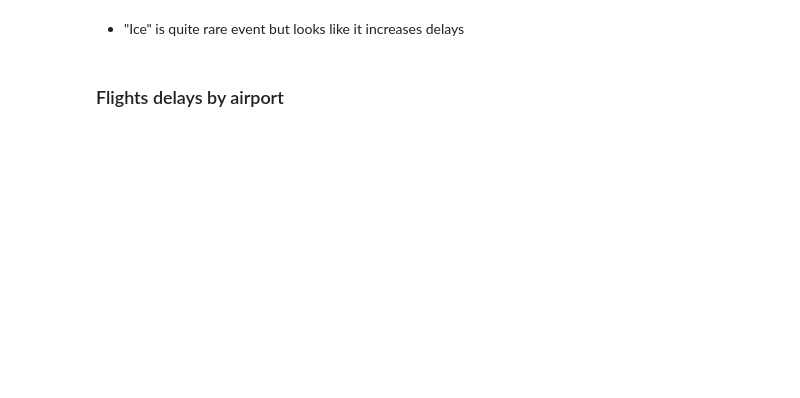
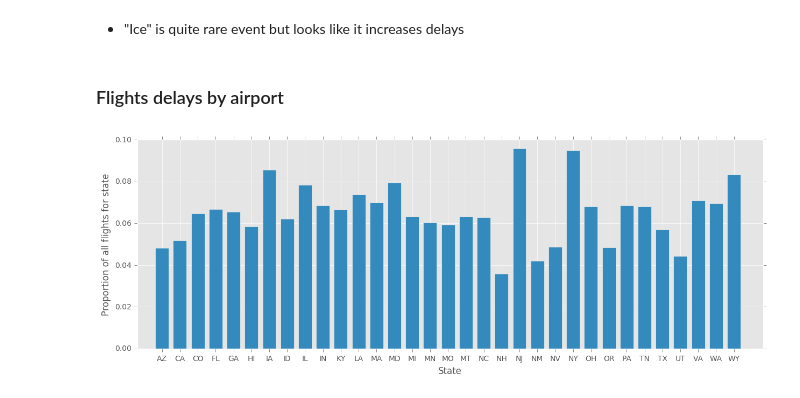
Before and after one commit to mattdns1006/flight, a Jupyter notebook: datatonic.ipynb, the cells around one changed output. Saved outputs shown, nothing was run; the diff lists cells and outputs as text; code cells hidden in the pictures; blank space fills up the shorter version.

```diff
--- a/datatonic.ipynb
+++ b/datatonic.ipynb
@@ -92,11 +131,11 @@ plt.show()
 # %%
 flights['latitude_bin'] = np.where(flights.Latitude>40,'north','south') # anything above 40 lat classes as north
 # %%
-def plot_two_dist(dist1,dist2,title_append=''):
+def plot_two_dist(dist1,dist2,title_append=''): # plot function used later
     dist1_n, dist2_n = dist1['values'].size, dist2['values'].size
     f, ax1 = plt.subplots(1, 1,figsize=FIG_SIZE)
-    sns.kdeplot(dist1['values'],ax=ax1,label=dist1['name'],bw=4,color='red')
-    sns.kdeplot(dist2['values'],ax=ax1,label=dist2['name'],bw=4,color='blue')
+    sns.distplot(dist1['values'],ax=ax1,label=dist1['name'],color='red',bins=15)
+    sns.distplot(dist2['values'],ax=ax1,label=dist2['name'],color='blue',bins=15)
     ax1.vlines(dist1['values'].mean(), 0, 1,colors='red')
     ax1.vlines(dist2['values'].mean(), 0, 1,colors='blue')
     plt.title("Counts for {0}={1}, {2}={3}. {4}".format(dist1['name'],dist1_n,
@@ -195,0 +244,15 @@ plt.scatter(x,)
+# %%
+delays_state = pd.crosstab(flights_weather['Departure_State'],flights_weather['Departure_delay_bin'])
+delays_state['total'] = delays_state.sum(1)
+delays_state = delays_state[delays_state.total>1000] # consider states who have had at least 1000 flights
+delays_state_prop = delays_state.drop('total',axis=1).div(delays_state.sum(axis=1), axis=0)
+state_long_delays = delays_state_prop["Long Delay"]
+f, ax1 = plt.subplots(1, 1,figsize=FIG_SIZE)
+names = state_long_delays.index
+idx = np.arange(1,names.size+1)
+width=0.75
+ax1.bar(idx,state_long_delays.values,width=width); ax1.set_xticklabels(names.tolist()); ax1.set_xticks(idx + width / 2);
+ax1.set_xlabel("State"); ax1.set_ylabel("Proportion of all flights for state")
+plt.show()
+# %% [output]
+[figure, added]
```
Also changed, not shown: parts of 34 cells of this notebook.
